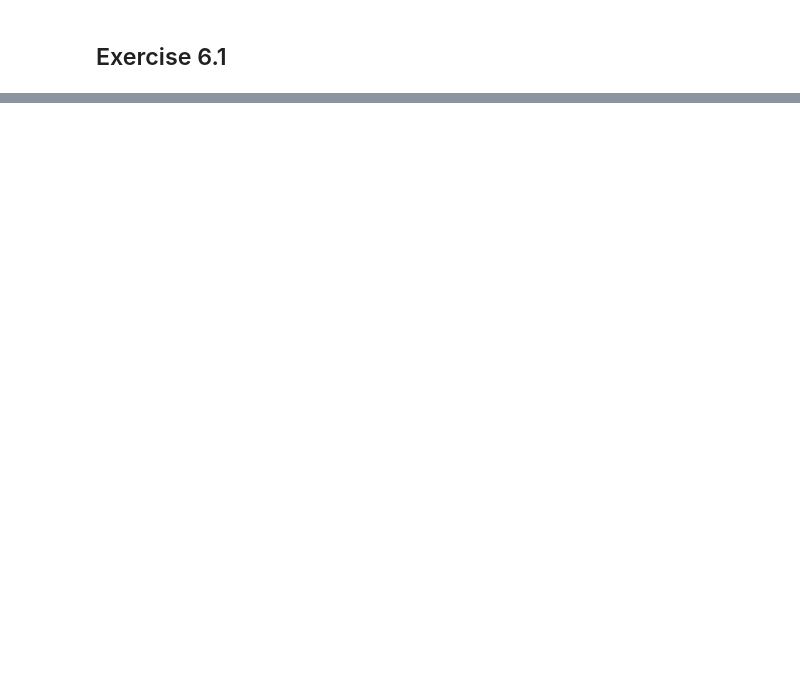
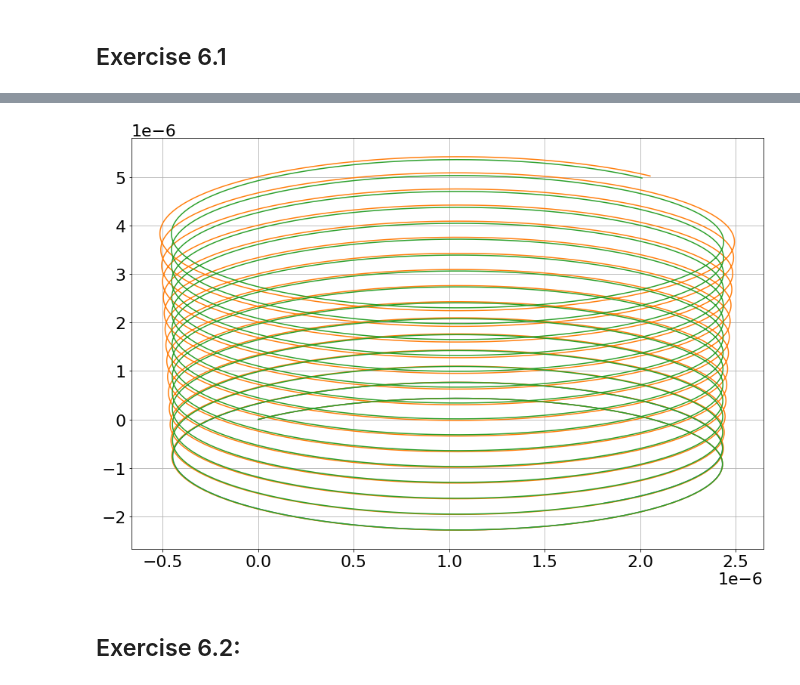
Before and after one commit to gregorycorcoran/Python-Notebooks, a Jupyter notebook: Computational Lab.ipynb, the cells around one changed output, grey strips where cells are left out. Drawn from its saved outputs; the diff is of its cells as text; code cells hidden in the pictures; blank space fills up the shorter version.

```diff
--- a/Computational Lab.ipynb
+++ b/Computational Lab.ipynb
@@ -193,0 +195,15 @@ plt.grid(True)
+# %%
+ans9=EOM([-5,0,0],[0,0,1],[100,100,0],1.60217663e-19,1.67262192e-27,1e+6,1e-13)
+ans10=EOM([-5,0,0],[0,0,1],[100,100,0],1.60217663e-19,1.67262192e-27,1e+5,1e-11)
+ans11=EOM([-5,0,0],[0,0,1],[100,100,0],1.60217663e-19,1.67262192e-27,1e+6,1e-12)
+
+plt.plot(ans9[0],ans9[1])
+plt.plot(ans10[0],ans10[1])
+plt.plot(ans11[0],ans11[1])
+
+plt.grid(True)
+#Function does not appear to be well behaved with E-C method
+# %% [output]
+[figure, added]
+# %% [markdown]
+## Exercise 6.2:
```
Also changed, not shown: parts of 7 cells of this notebook.
